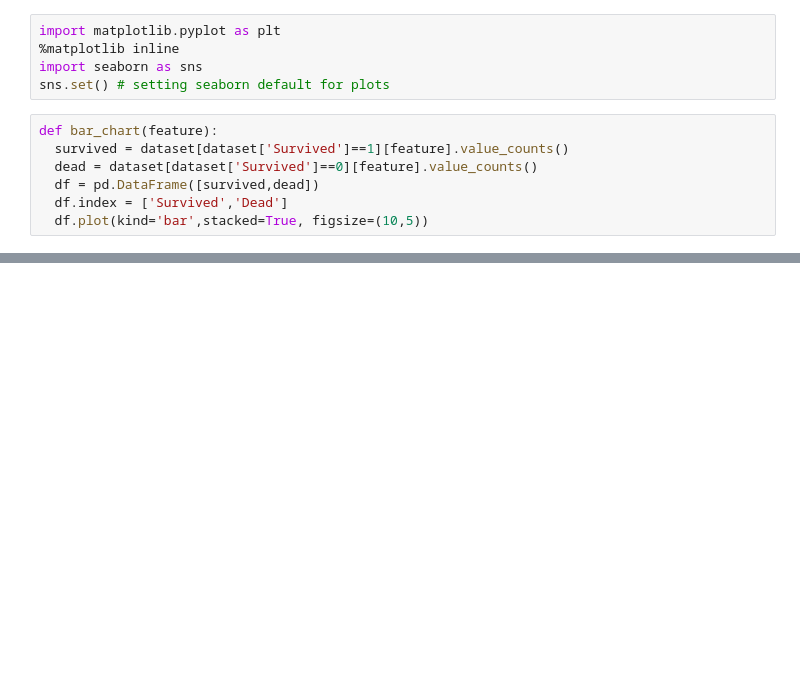
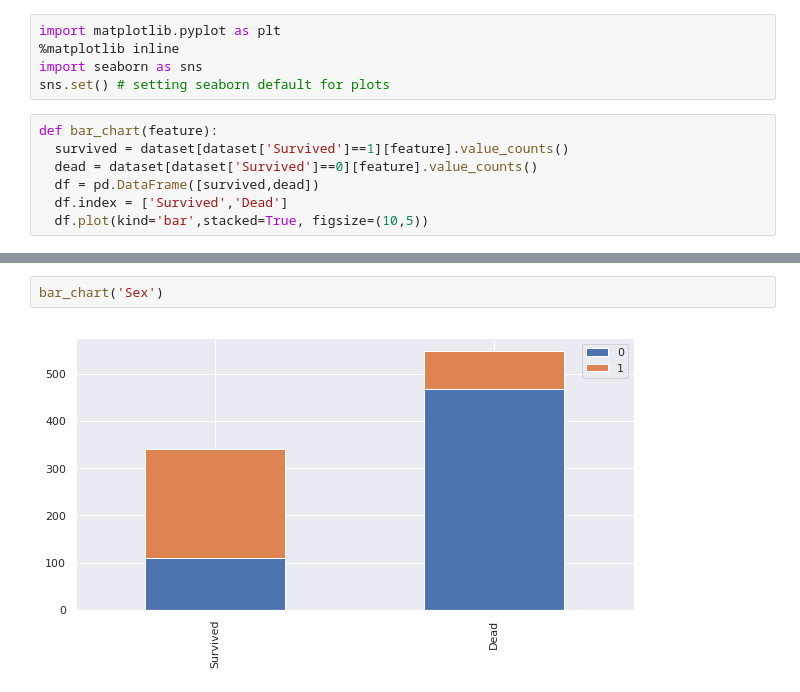
Before and after one commit to cly1213/Colab, a Jupyter notebook: DNN.ipynb, the cells around one changed output, grey strips where cells are left out. Cells and saved outputs as stored; diff of their text form; blank space fills up the shorter version.

```diff
--- a/DNN.ipynb
+++ b/DNN.ipynb
@@ -84,0 +138,4 @@ bar_chart('Pclass')
+# %%
+bar_chart('Sex')
+# %% [output]
+[figure, added]
```
Also changed, not shown: parts of 46 cells of this notebook.
